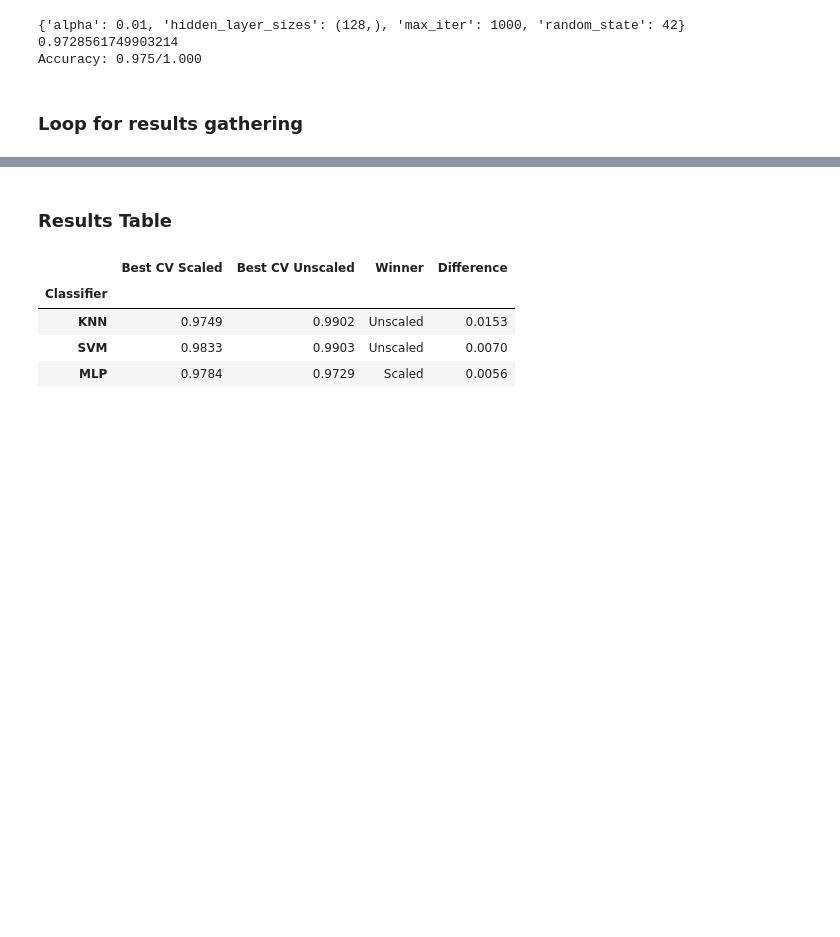
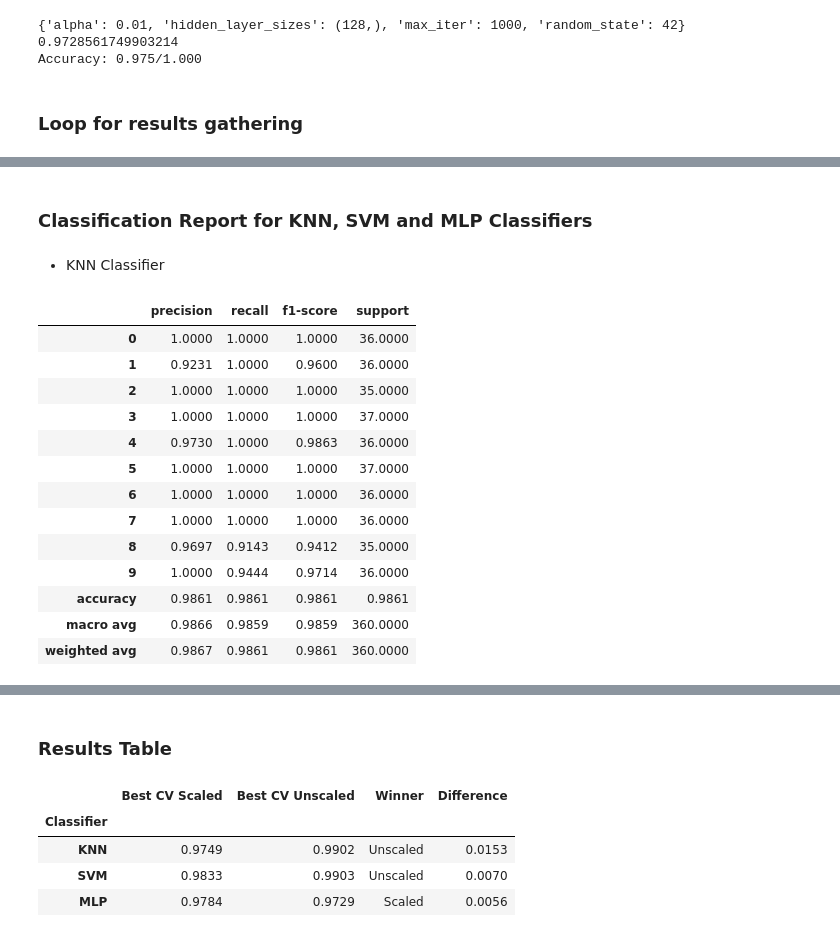
Before and after one commit to migasantunes/Classifiers_KNN_SVM_MLP, a Jupyter notebook: project2.ipynb, the cells around one changed output, grey strips where cells are left out. Cells and saved outputs as stored; diff of their text form; code cells hidden in the pictures; blank space fills up the shorter version.

```diff
--- a/project2.ipynb
+++ b/project2.ipynb
@@ -291,0 +282,21 @@ weighted avg       0.98      0.98      0.98       360
+# %% [markdown]
+### Classification Report for KNN, SVM and MLP Classifiers
+# %% [markdown]
+- KNN Classifier
+# %%
+data_classification_report[0]
+# %% [output]
+|  | precision | recall | f1-score | support |
+| 0 | 1.0000 | 1.0000 | 1.0000 | 36.0000 |
+| 1 | 0.9231 | 1.0000 | 0.9600 | 36.0000 |
+| 2 | 1.0000 | 1.0000 | 1.0000 | 35.0000 |
+| 3 | 1.0000 | 1.0000 | 1.0000 | 37.0000 |
+| 4 | 0.9730 | 1.0000 | 0.9863 | 36.0000 |
+| 5 | 1.0000 | 1.0000 | 1.0000 | 37.0000 |
+| 6 | 1.0000 | 1.0000 | 1.0000 | 36.0000 |
+| 7 | 1.0000 | 1.0000 | 1.0000 | 36.0000 |
+| 8 | 0.9697 | 0.9143 | 0.9412 | 35.0000 |
+| 9 | 1.0000 | 0.9444 | 0.9714 | 36.0000 |
+| accuracy | 0.9861 | 0.9861 | 0.9861 | 0.9861 |
+| macro avg | 0.9866 | 0.9859 | 0.9859 | 360.0000 |
+| weighted avg | 0.9867 | 0.9861 | 0.9861 | 360.0000 |
```
Also changed, not shown: parts of 13 cells of this notebook, 2 other files.
